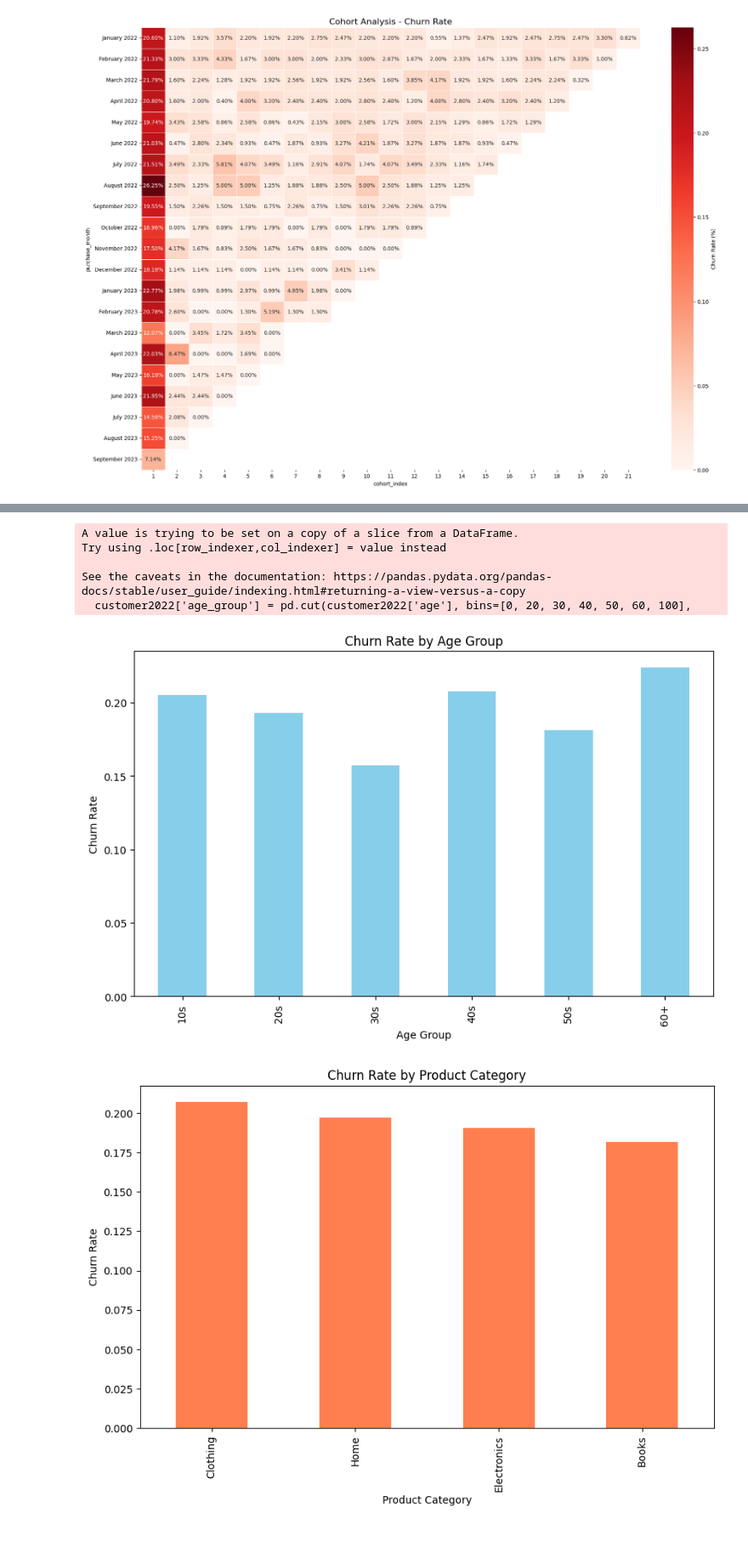
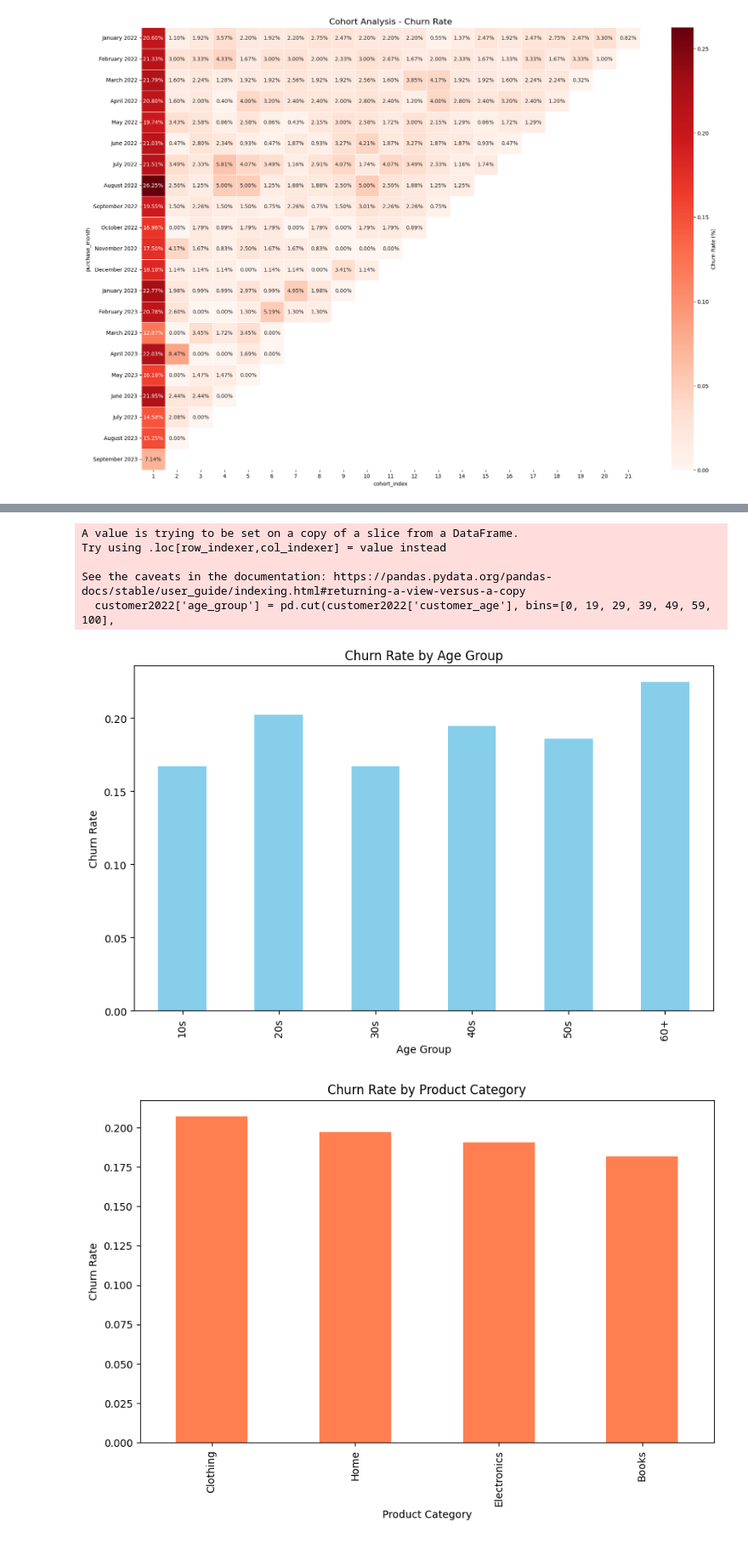
Before and after one commit to HyunsungRyu/e-commerce_cohort, a Jupyter notebook: cohort_over2022.ipynb, the cells around one changed output, grey strips where cells are left out. Shown at 85% size. Saved outputs shown, nothing was run; the diff lists cells and outputs as text; code cells hidden in the pictures.

```diff
--- a/cohort_over2022.ipynb
+++ b/cohort_over2022.ipynb
@@ -9,6 +27,6 @@ df = pd.read_csv("c:\data\e-commerce\ecommerce_customer_data_large.csv")
 # %%
 df.columns = ['customer_id', 'purchase_date', 'product_category', 'product_price', 'quantity', 'total_purchase_amount', 'payment_method', 'customer_age', 'returns', 'customer_name', 'age', 'gender', 'churn']
-df.drop(['customer_name'], axis=1, inplace=True)
+df.drop(['customer_name', 'age'], axis=1, inplace=True) # customer_age와 중복되는 컬럼 age 제거함
 df.columns
 # %% [output]
 Index(['customer_id', 'purchase_date', 'product_category', 'product_price',
@@ -358,30 +397,30 @@ plt.show()
 # %%
 # 연령대별 이탈율 분석
-customer2022['age_group'] = pd.cut(customer2022['age'], bins=[0, 20, 30, 40, 50, 60, 100],
+customer2022['age_group'] = pd.cut(customer2022['customer_age'], bins=[0, 19, 29, 39, 49, 59, 100],
                                    labels=['10s', '20s', '30s', '40s', '50s', '60+'])
 age_group_churn = customer2022.groupby('age_group')['churn'].mean()
 
 plt.figure(figsize=(10, 6))
 age_group_churn.plot(kind='bar', color='skyblue')
 plt.title('Churn Rate by Age Group')
 plt.xlabel('Age Group')
 plt.ylabel('Churn Rate')
 plt.show()
 
-# 3. 제품 카테고리별 이탈율 분석
+# 제품 카테고리별 이탈율 분석
 category_churn = customer2022.groupby('product_category')['churn'].mean().sort_values(ascending=False)
 
 plt.figure(figsize=(10, 6))
 category_churn.plot(kind='bar', color='coral')
 plt.title('Churn Rate by Product Category')
 plt.xlabel('Product Category')
 plt.ylabel('Churn Rate')
 plt.show()
 # %% [output]
 A value is trying to be set on a copy of a slice from a DataFrame.
 Try using .loc[row_indexer,col_indexer] = value instead
 
 See the caveats in the documentation: https://pandas.pydata.org/pandas-docs/stable/user_guide/indexing.html#returning-a-view-versus-a-copy
-  customer2022['age_group'] = pd.cut(customer2022['age'], bins=[0, 20, 30, 40, 50, 60, 100],
+  customer2022['age_group'] = pd.cut(customer2022['customer_age'], bins=[0, 19, 29, 39, 49, 59, 100],
-[figure, old version]
+[figure, new version]
 [figure]
```
Also changed, not shown: parts of 24 cells of this notebook.
